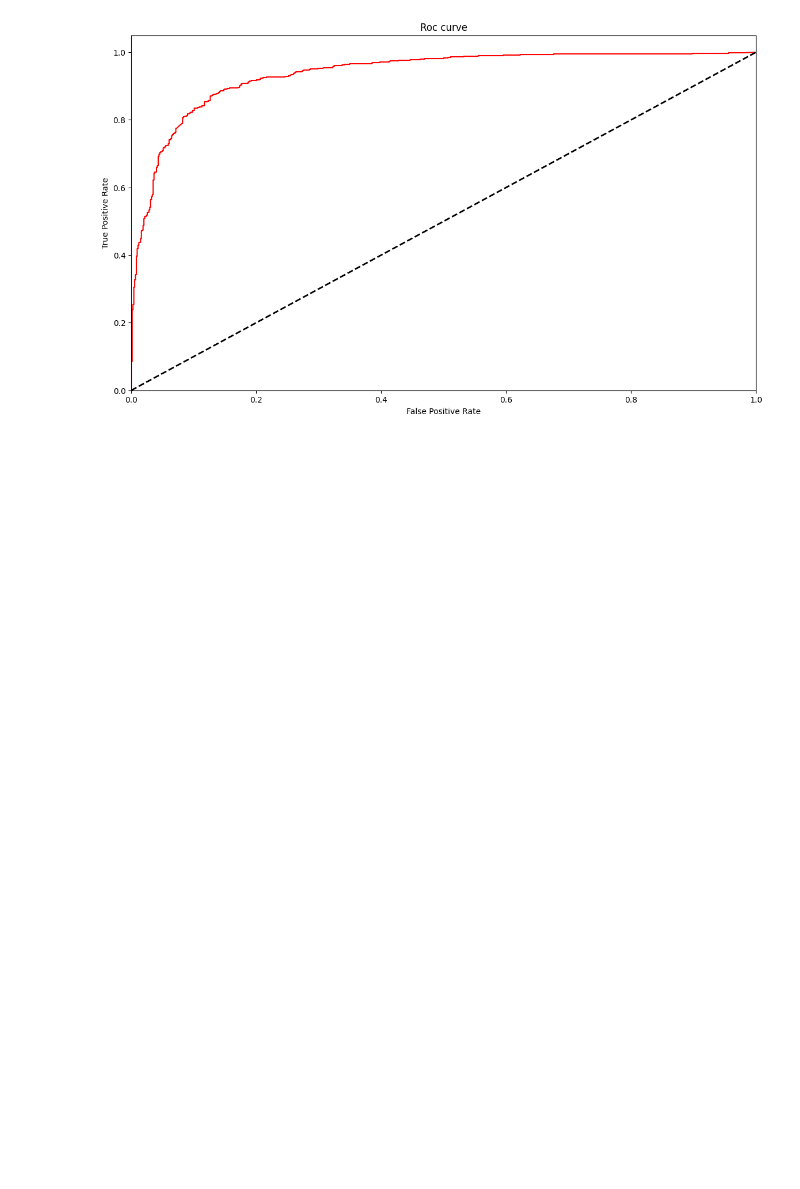
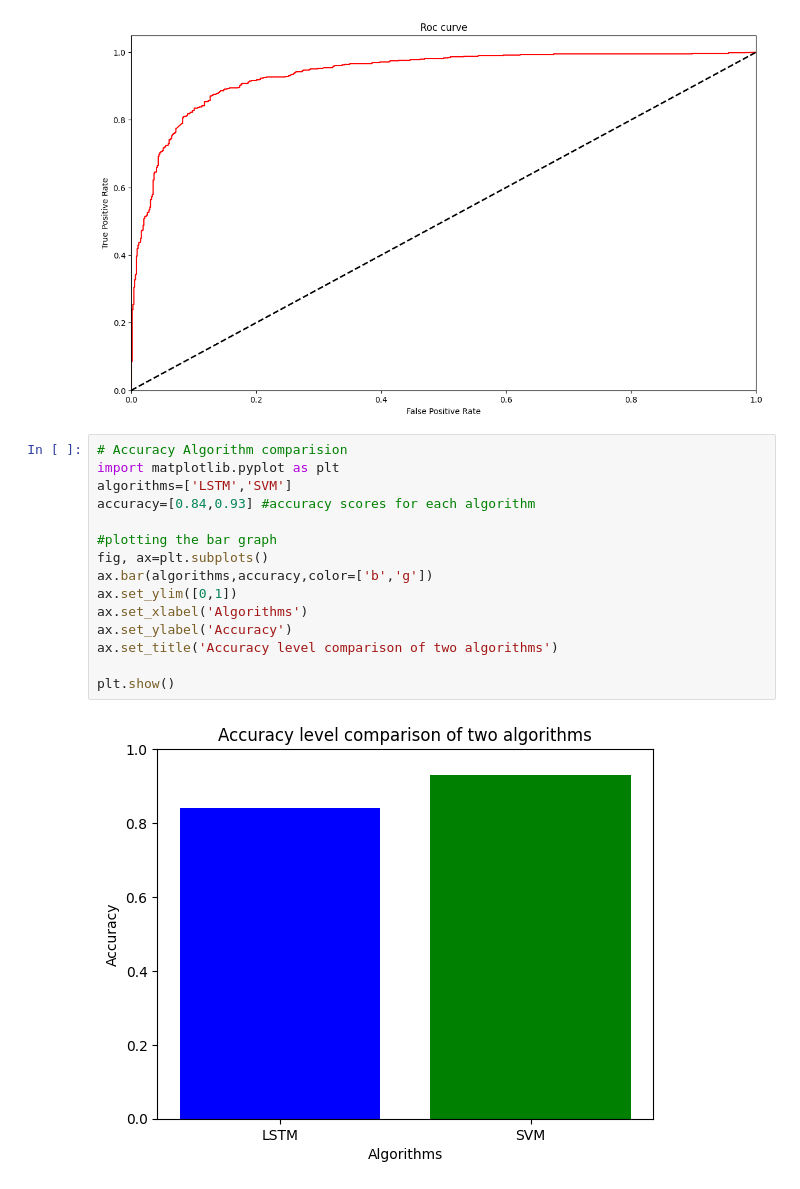
Before and after one commit to shadhinwebtec/Bangla-sentiment-Analysis, a Jupyter notebook: Bangla_sentiment_Analysis_Final.ipynb, the cells around one changed output. Cells and saved outputs as stored; diff of their text form; blank space fills up the shorter version.

```diff
--- a/Bangla_sentiment_Analysis_Final.ipynb
+++ b/Bangla_sentiment_Analysis_Final.ipynb
@@ -485,3 +493,20 @@ plt.title('Roc curve')
 plt.show()
 # %% [output]
 [figure]
+# %%
+# Accuracy Algorithm comparision
+import matplotlib.pyplot as plt
+algorithms=['LSTM','SVM']
+accuracy=[0.84,0.93] #accuracy scores for each algorithm
+
+#plotting the bar graph
+fig, ax=plt.subplots()
+ax.bar(algorithms,accuracy,color=['b','g'])
+ax.set_ylim([0,1])
+ax.set_xlabel('Algorithms')
+ax.set_ylabel('Accuracy')
+ax.set_title('Accuracy level comparison of two algorithms')
+
+plt.show()
+# %% [output]
+[figure, added]
```
Also changed, not shown: parts of 7 cells of this notebook.
